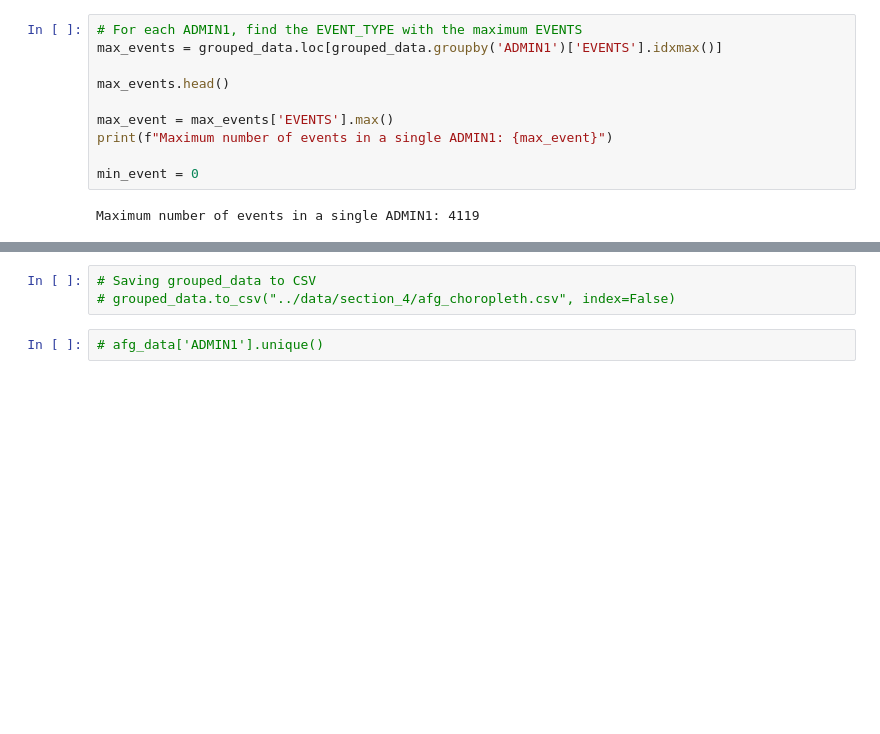
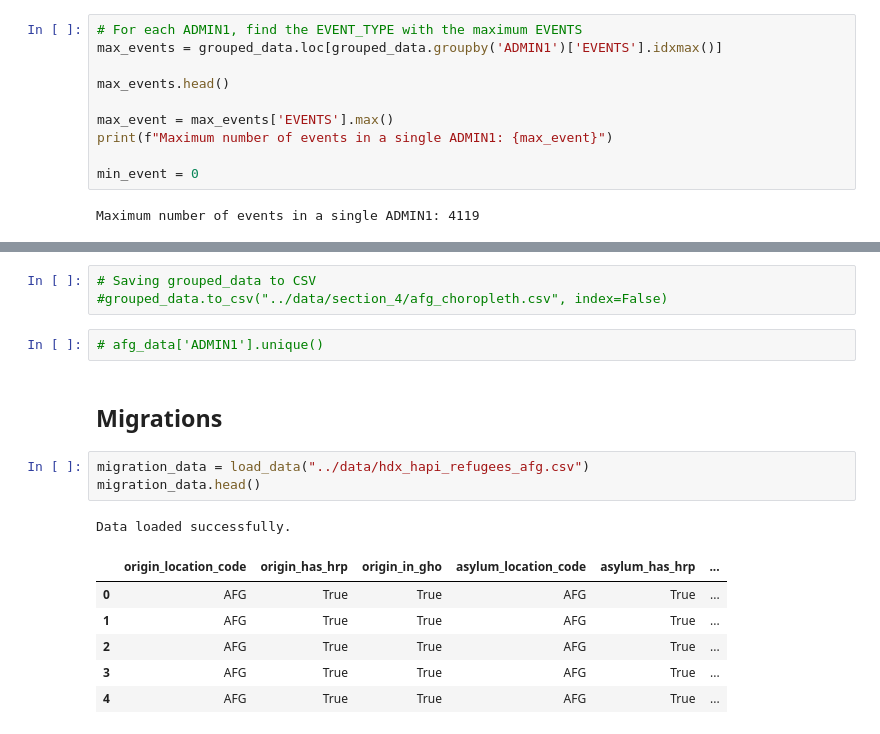
Before and after one commit to group-pi-dataviz/group-pi-dataviz.github.io, a Jupyter notebook: scripts/data_prepocessing_parte4.ipynb, the cells around one changed output, grey strips where cells are left out. Cells and saved outputs as stored; diff of their text form; blank space fills up the shorter version.

```diff
--- a/scripts/data_prepocessing_parte4.ipynb
+++ b/scripts/data_prepocessing_parte4.ipynb
@@ -126,5 +198,18 @@ grouped_data.head()
 # %%
 # Saving grouped_data to CSV
-# grouped_data.to_csv("../data/section_4/afg_choropleth.csv", index=False)
+#grouped_data.to_csv("../data/section_4/afg_choropleth.csv", index=False)
 # %%
 # afg_data['ADMIN1'].unique()
+# %% [markdown]
+## Migrations
+# %%
+migration_data = load_data("../data/hdx_hapi_refugees_afg.csv")
+migration_data.head()
+# %% [output]
+Data loaded successfully.
+|  | origin_location_code | origin_has_hrp | origin_in_gho | asylum_location_code | asylum_has_hrp | ... |
+| 0 | AFG | True | True | AFG | True | ... |
+| 1 | AFG | True | True | AFG | True | ... |
+| 2 | AFG | True | True | AFG | True | ... |
+| 3 | AFG | True | True | AFG | True | ... |
+| 4 | AFG | True | True | AFG | True | ... |
```
Also changed, not shown: parts of 9 cells of this notebook, 4 other files.
